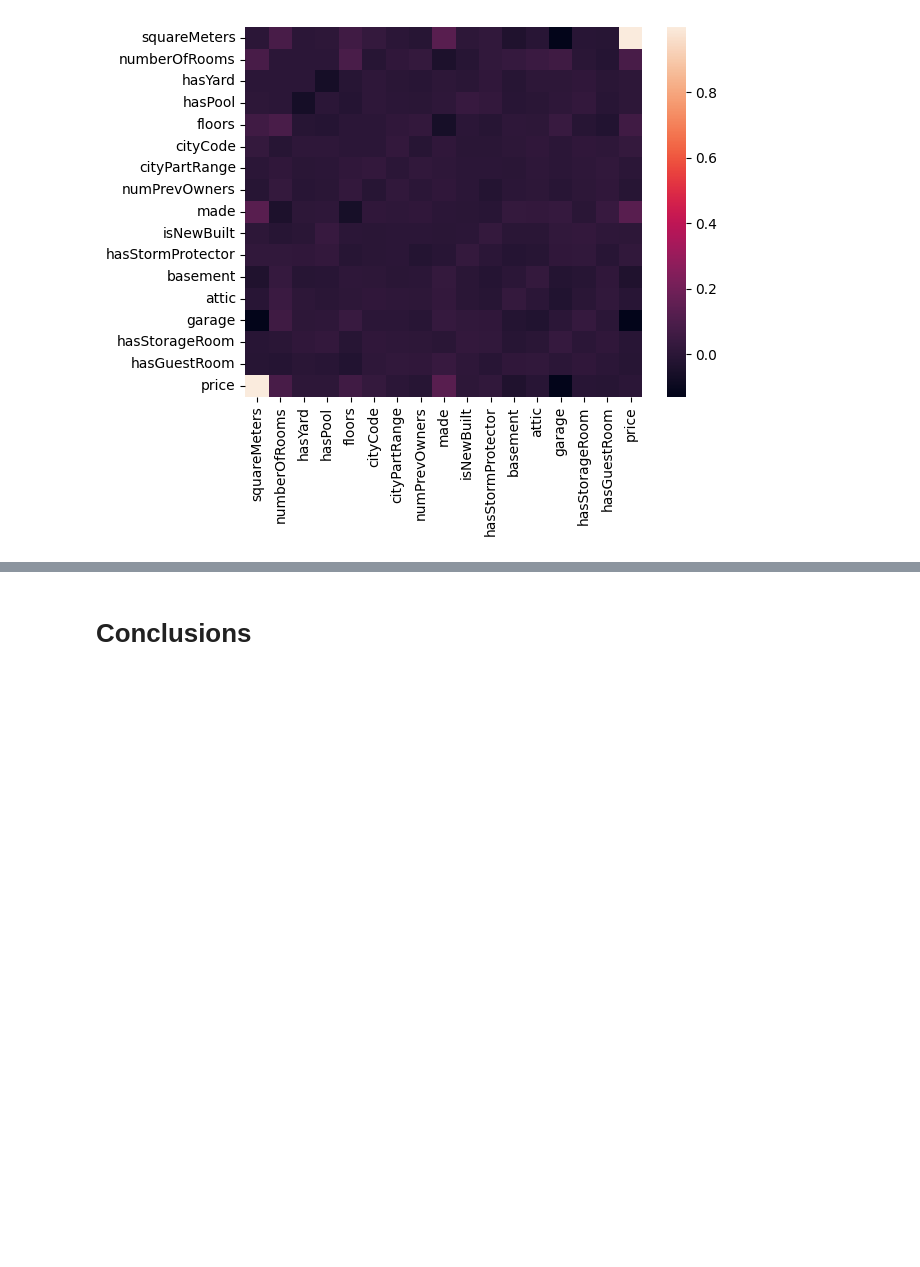
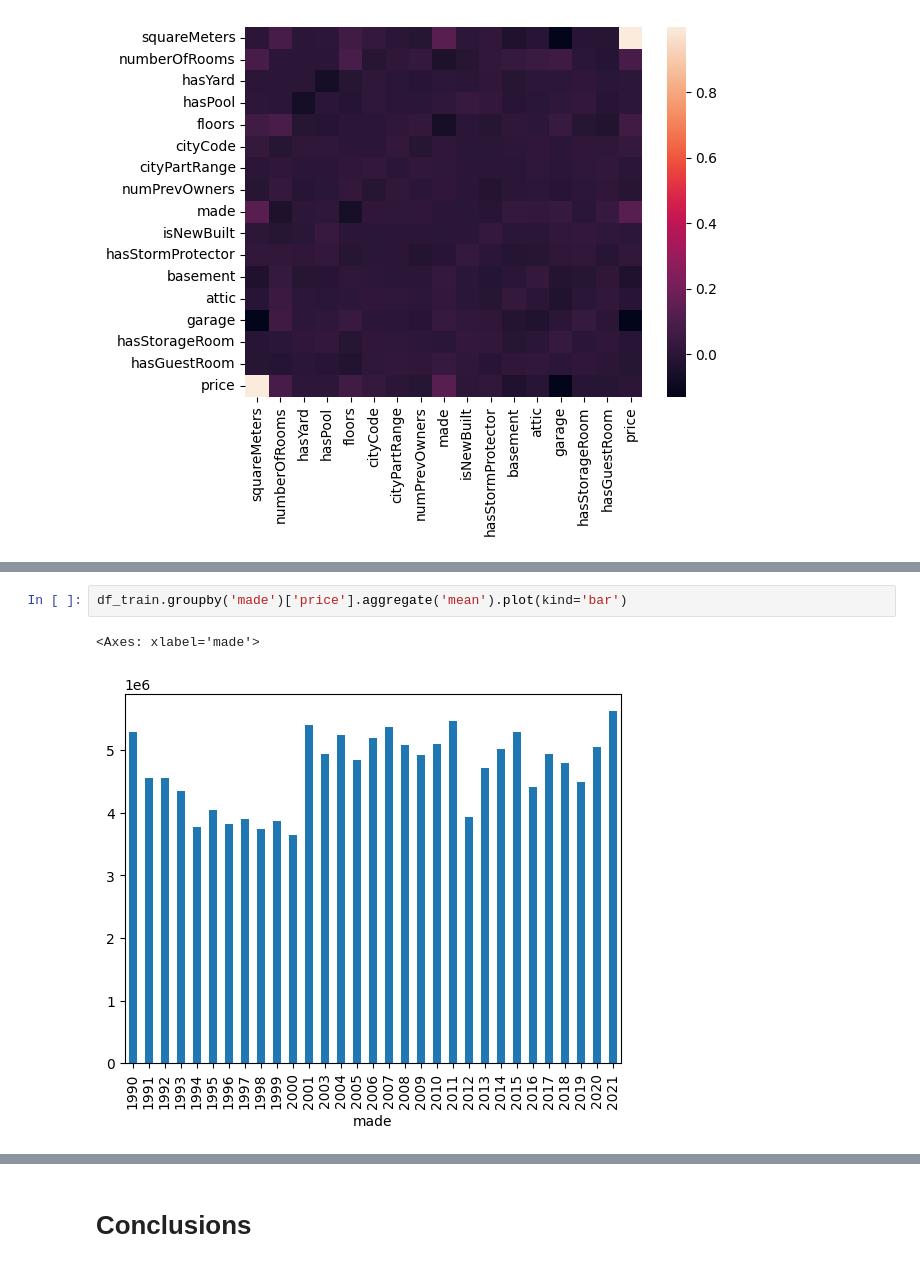
Before and after one commit to PashaIanko/Kaggle.ParisHousingPrices, a Jupyter notebook: 1_data_exploration.ipynb, the cells around one changed output, grey strips where cells are left out. Cells and saved outputs as stored; diff of their text form; blank space fills up the shorter version.

```diff
--- a/1_data_exploration.ipynb
+++ b/1_data_exploration.ipynb
@@ -318,0 +327,5 @@ _ = plot_correlation_matrix(df_train, delete_diagonals=True)
+# %%
+df_train.groupby('made')['price'].aggregate('mean').plot(kind='bar')
+# %% [output]
+<Axes: xlabel='made'>
+[figure, added]
```
Also changed, not shown: parts of 14 cells of this notebook.
